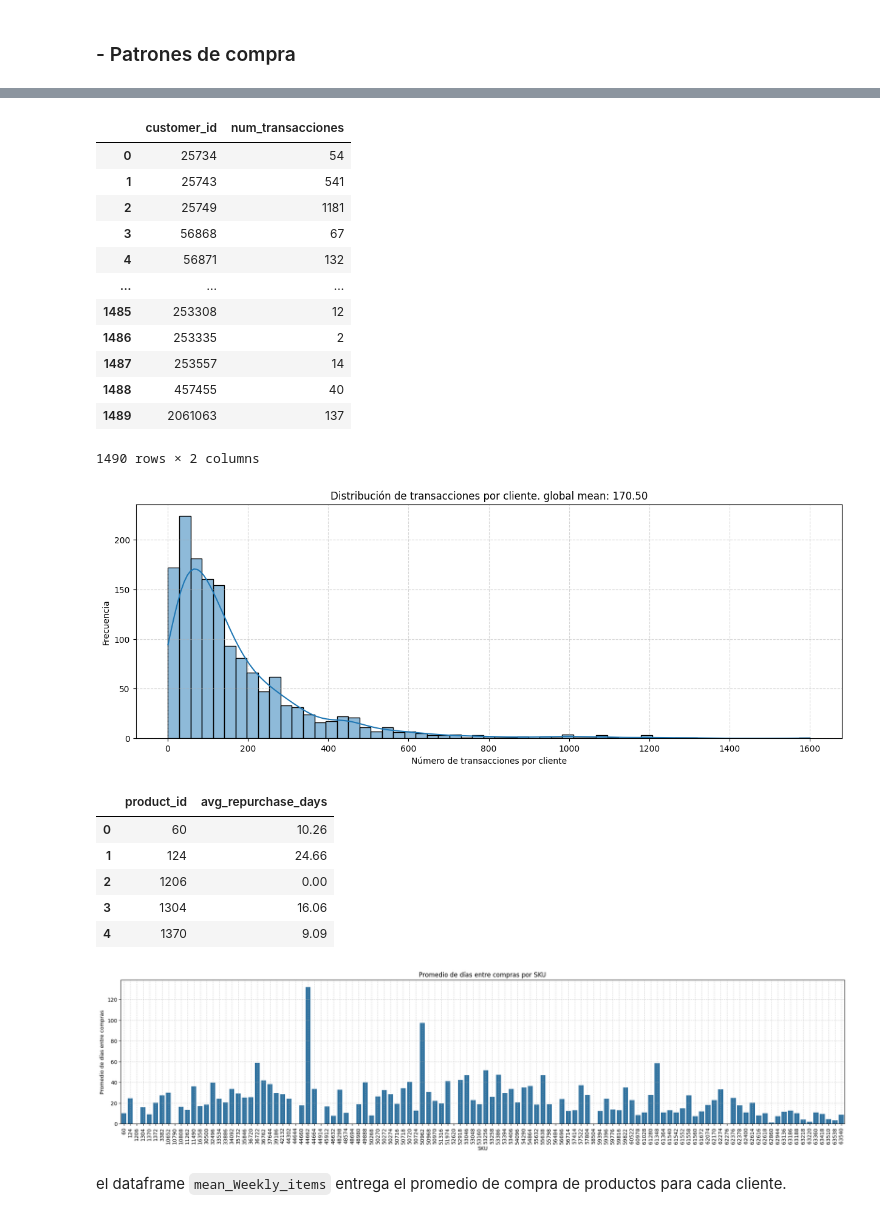
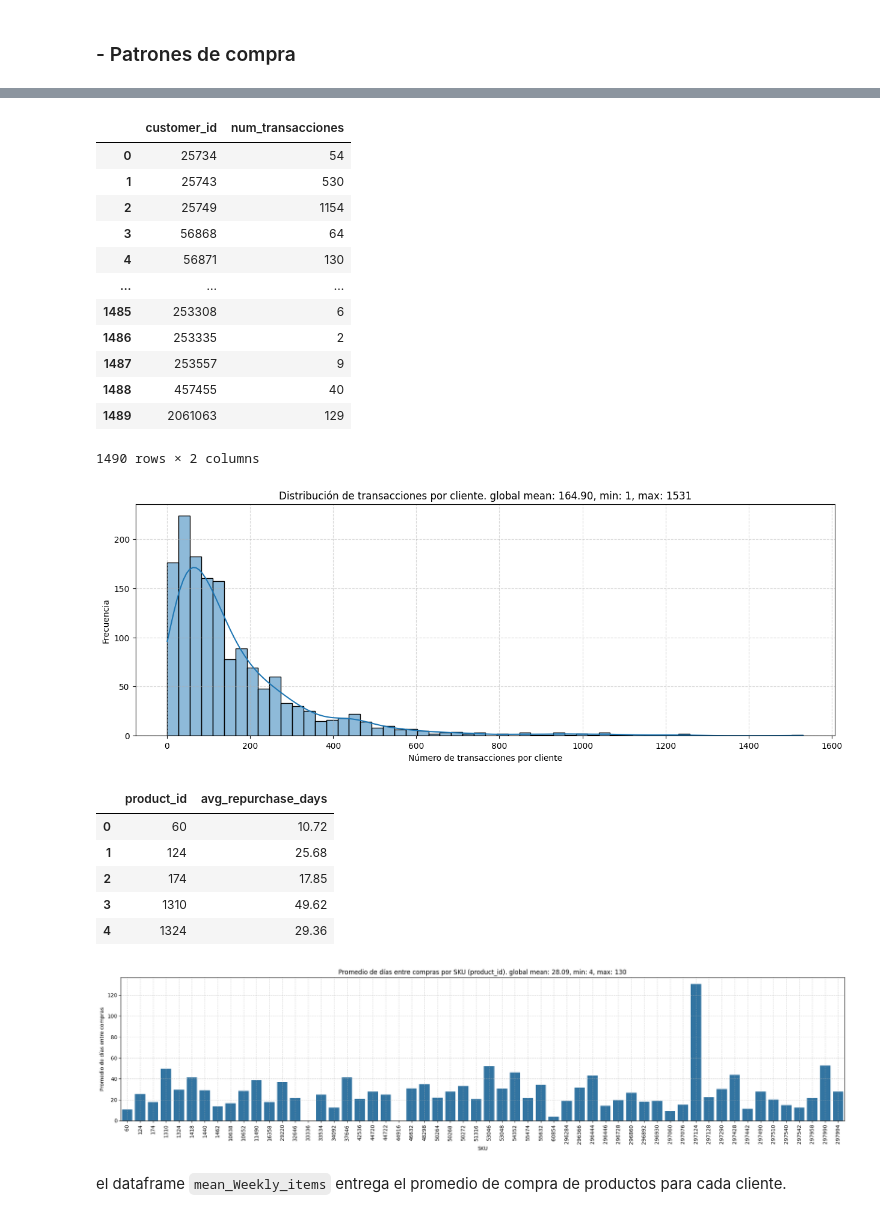
Before and after one commit to onemoremoka/sodaIAdrinks, a Jupyter notebook: datascience_notebook.ipynb, the cells around one changed output, grey strips where cells are left out. Cells and saved outputs as stored; diff of their text form; code cells hidden in the pictures.

```diff
--- a/datascience_notebook.ipynb
+++ b/datascience_notebook.ipynb
@@ -480,3 +429,6 @@ df_transacciones_transformed.head()
+# %%
+# eliminar row con items negativos
+df_transacciones_cleaned = df_transacciones_cleaned[df_transacciones_cleaned['items'] >= 0]
 # %% [markdown]
 #### dataframe clientes
 # %%
@@ -528,6 +480,10 @@ df_clientes = df_clientes[df_clientes['X'].notna()]
 df_clientes = df_clientes.apply(
     lambda col: col.astype('category') if col.dtype == 'object' else col
 )
+
+# se tienen las variables region_id y zone_id como foreign_keys de una tabla que no se tiene, pero su naturaleza es categórica
+df_clientes['region_id'] = df_clientes['region_id'].astype('category')
+df_clientes['zone_id'] = df_clientes['zone_id'].astype('category')
 # %%
 # las variables X, Y, num_Deliver_per_week, num_visit_per_week deben serr normalizadas
 df_clientes.describe()
@@ -806,10 +691,8 @@ df_mapeo_ids
 # %%
 # merge productos
 df_merge_transacciones_productos = pd.merge(df_transacciones_cleaned, df_productos, on='product_id', how='left')
-
-# mapear los ids de productos
+# mapear los ids de productos de transacciones a un id único
 df_merge_transacciones_productos = df_merge_transacciones_productos.merge(df_mapeo_ids, left_on='product_id', right_on='product_id', how='left')
-
 # merge con los clientes
 df_merge_transacciones_productos_clientes = pd.merge(
     df_merge_transacciones_productos,
@@ -820,3 +703,9 @@ df_merge_transacciones_productos_clientes = pd.merge(
 )
 
 df_completed = df_merge_transacciones_productos_clientes.drop(columns=['_dedup_key'])
+
+#cambiar nombre variable
+df_completed = df_completed.drop(columns=['product_id']) # se elimina la columna original de prodcutos disponibles
+df_completed = df_completed.rename(columns={'kept_product_id': 'product_id'}) # se mapea el id de producto a un id único
+
+print(f"df_completed: {df_completed.shape}, cantidad de productos unicos: {df_completed['product_id'].nunique()}")
@@ -1044,28 +1003,29 @@ transacciones_por_cliente
 # %% [output]
 |  | customer_id | num_transacciones |
 | 0 | 25734 | 54 |
-| 1 | 25743 | 541 |
-| 2 | 25749 | 1181 |
-| 3 | 56868 | 67 |
-| 4 | 56871 | 132 |
+| 1 | 25743 | 530 |
+| 2 | 25749 | 1154 |
+| 3 | 56868 | 64 |
+| 4 | 56871 | 130 |
 | ... | ... | ... |
-| 1485 | 253308 | 12 |
+| 1485 | 253308 | 6 |
 | 1486 | 253335 | 2 |
-| 1487 | 253557 | 14 |
+| 1487 | 253557 | 9 |
 | 1488 | 457455 | 40 |
-| 1489 | 2061063 | 137 |
+| 1489 | 2061063 | 129 |
 1490 rows × 2 columns
 # %%
 plt.figure(figsize=(15, 5))
 global_mean = transacciones_por_cliente['num_transacciones'].mean()
+globa_min, global_max = transacciones_por_cliente['num_transacciones'].min(), transacciones_por_cliente['num_transacciones'].max()
 sns.histplot(transacciones_por_cliente['num_transacciones'], bins='auto', kde=True)
-plt.title('Distribución de transacciones por cliente. global mean: {:.2f}'.format(global_mean))
+plt.title('Distribución de transacciones por cliente. global mean: {:.2f}, min: {:.0f}, max: {:.0f}'.format(global_mean, globa_min, global_max))
 plt.xlabel('Número de transacciones por cliente')
 plt.ylabel('Frecuencia')
 plt.grid(True, linestyle='--', alpha=0.5)
 plt.show()
 # %% [output]
-[figure, old version]
+[figure, new version]
 # %%
 # Asegurar fechas ordenadas
 df_sorted = df_completed.sort_values(by=['product_id', 'customer_id', 'purchase_date'])
@@ -1087,22 +1047,25 @@ recompra_promedio_sku = (
 recompra_promedio_sku.head()
 # %% [output]
 |  | product_id | avg_repurchase_days |
-| 0 | 60 | 10.26 |
-| 1 | 124 | 24.66 |
-| 2 | 1206 | 0.00 |
-| 3 | 1304 | 16.06 |
-| 4 | 1370 | 9.09 |
+| 0 | 60 | 10.72 |
+| 1 | 124 | 25.68 |
+| 2 | 174 | 17.85 |
+| 3 | 1310 | 49.62 |
+| 4 | 1324 | 29.36 |
 # %%
 #grafica de barras. no histograma
 plt.figure(figsize=(25, 5))
+global_mean = recompra_promedio_sku['avg_repurchase_days'].mean()
+global_min, global_max = recompra_promedio_sku['avg_repurchase_days'].min(), recompra_promedio_sku['avg_repurchase_days'].max()
 sns.barplot(data=recompra_promedio_sku, x='product_id', y='avg_repurchase_days')
-plt.title('Promedio de días entre compras por SKU')
+plt.title(f'Promedio de días entre compras por SKU (product_id). global mean: {global_mean:.2f}, min: {global_min:.0f}, max: {global_max:.0f}')
+plt.xticks(rotation=90)
 plt.xlabel('SKU')
 plt.ylabel('Promedio de días entre compras')
 plt.xticks(rotation=90)
 plt.grid(True, linestyle='--', alpha=0.5)
 plt.show()
 # %% [output]
-[figure, old version]
+[figure, new version]
 # %% [markdown]
 el dataframe `mean_Weekly_items` entrega el promedio de compra de productos para cada cliente.
```
Also changed, not shown: parts of 84 cells of this notebook, 1 other file.
